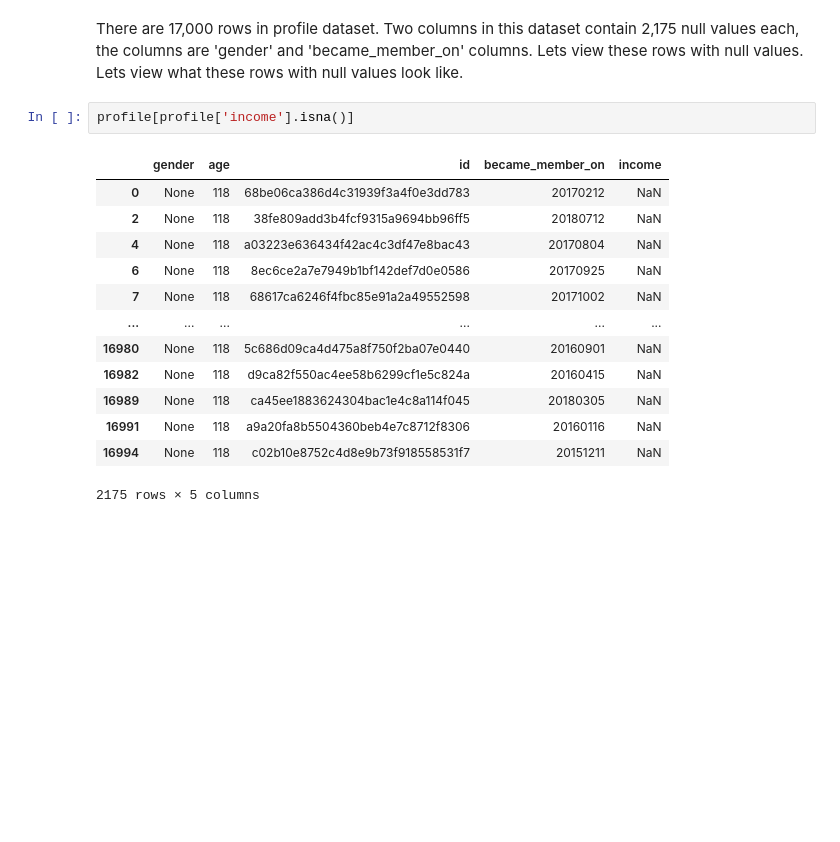
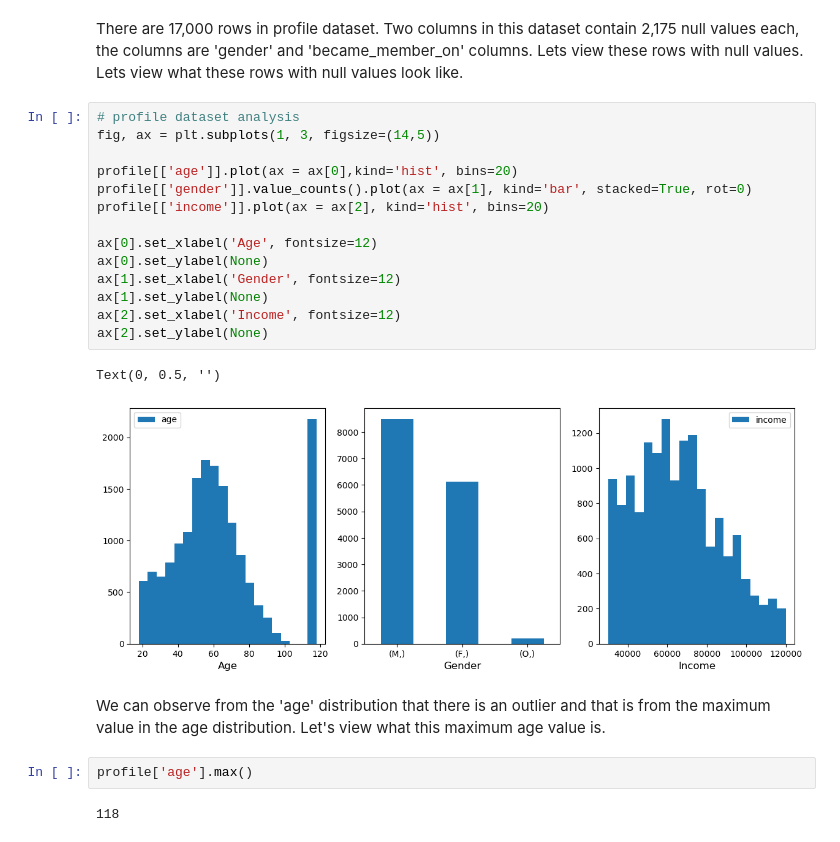
Before and after one commit to edidiongaligbe/Starbucks_Capstone_Project, a Jupyter notebook: Starbucks_Project.ipynb, the cells around one changed output. Saved outputs shown, nothing was run; the diff lists cells and outputs as text; blank space fills up the shorter version.

```diff
--- a/Starbucks_Project.ipynb
+++ b/Starbucks_Project.ipynb
@@ -161,19 +163,26 @@ income              2175
 dtype: int64
 # %% [markdown]
 There are 17,000 rows in profile dataset. Two columns in this dataset contain 2,175 null values each, the columns are 'gender' and 'became_member_on' columns. Lets view these rows with null values. Lets view what these rows with null values look like.
-# %%
-profile[profile['income'].isna()]
-# %% [output]
-|  | gender | age | id | became_member_on | income |
-| 0 | None | 118 | 68be06ca386d4c31939f3a4f0e3dd783 | 20170212 | NaN |
-| 2 | None | 118 | 38fe809add3b4fcf9315a9694bb96ff5 | 20180712 | NaN |
-| 4 | None | 118 | a03223e636434f42ac4c3df47e8bac43 | 20170804 | NaN |
-| 6 | None | 118 | 8ec6ce2a7e7949b1bf142def7d0e0586 | 20170925 | NaN |
-| 7 | None | 118 | 68617ca6246f4fbc85e91a2a49552598 | 20171002 | NaN |
-| ... | ... | ... | ... | ... | ... |
-| 16980 | None | 118 | 5c686d09ca4d475a8f750f2ba07e0440 | 20160901 | NaN |
-| 16982 | None | 118 | d9ca82f550ac4ee58b6299cf1e5c824a | 20160415 | NaN |
-| 16989 | None | 118 | ca45ee1883624304bac1e4c8a114f045 | 20180305 | NaN |
-| 16991 | None | 118 | a9a20fa8b5504360beb4e7c8712f8306 | 20160116 | NaN |
-| 16994 | None | 118 | c02b10e8752c4d8e9b73f918558531f7 | 20151211 | NaN |
-2175 rows × 5 columns
+# %%
+# profile dataset analysis
+fig, ax = plt.subplots(1, 3, figsize=(14,5))
+
+profile[['age']].plot(ax = ax[0],kind='hist', bins=20)
+profile[['gender']].value_counts().plot(ax = ax[1], kind='bar', stacked=True, rot=0)
+profile[['income']].plot(ax = ax[2], kind='hist', bins=20)
+
+ax[0].set_xlabel('Age', fontsize=12)
+ax[0].set_ylabel(None)
+ax[1].set_xlabel('Gender', fontsize=12)
+ax[1].set_ylabel(None)
+ax[2].set_xlabel('Income', fontsize=12)
+ax[2].set_ylabel(None)
+# %% [output]
+Text(0, 0.5, '')
+[figure, added]
+# %% [markdown]
+We can observe from the 'age' distribution that there is an outlier and that is from the maximum value in the age distribution. Let's view what this maximum age value is.
+# %%
+profile['age'].max()
+# %% [output]
+118
```
Also changed, not shown: parts of 7 cells of this notebook.
